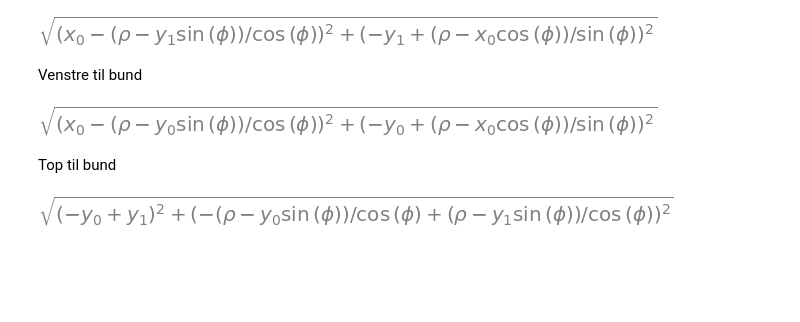
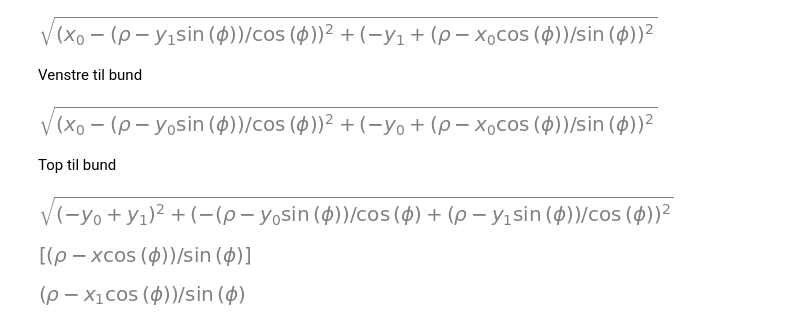
Before and after one commit to RABL1N/Mat1b-Projekt, a Jupyter notebook: 5_2.ipynb, the cells around one changed output. Cells and saved outputs as stored; diff of their text form; code cells hidden in the pictures; blank space fills up the shorter version.

```diff
--- a/5_2.ipynb
+++ b/5_2.ipynb
@@ -126,3 +159,11 @@ tb = sqrt((tx-bx)**2+(ty-by)**2)
 tb
 # %% [output]
 [figure]
+# %%
+solve(eq,y)
+# %% [output]
+[figure, added]
+# %%
+solve(eq,y)[0].subs({x:x1})
+# %% [output]
+[figure, added]
```
Also changed, not shown: parts of 7 cells of this notebook, 1 other file.
